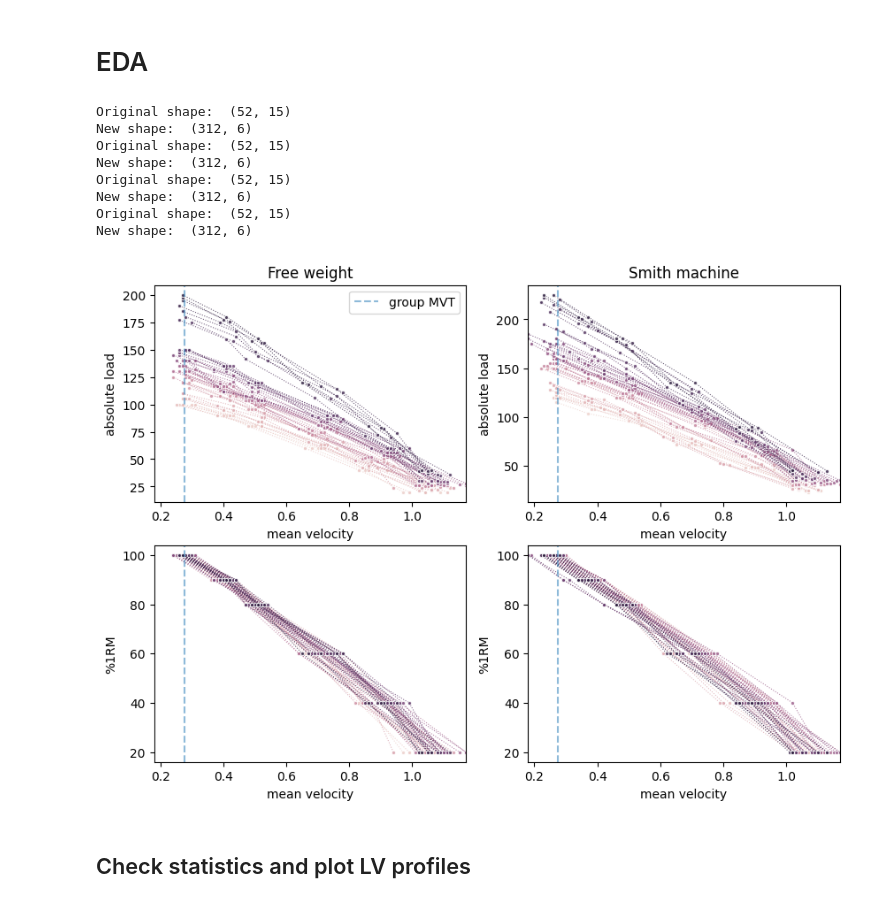
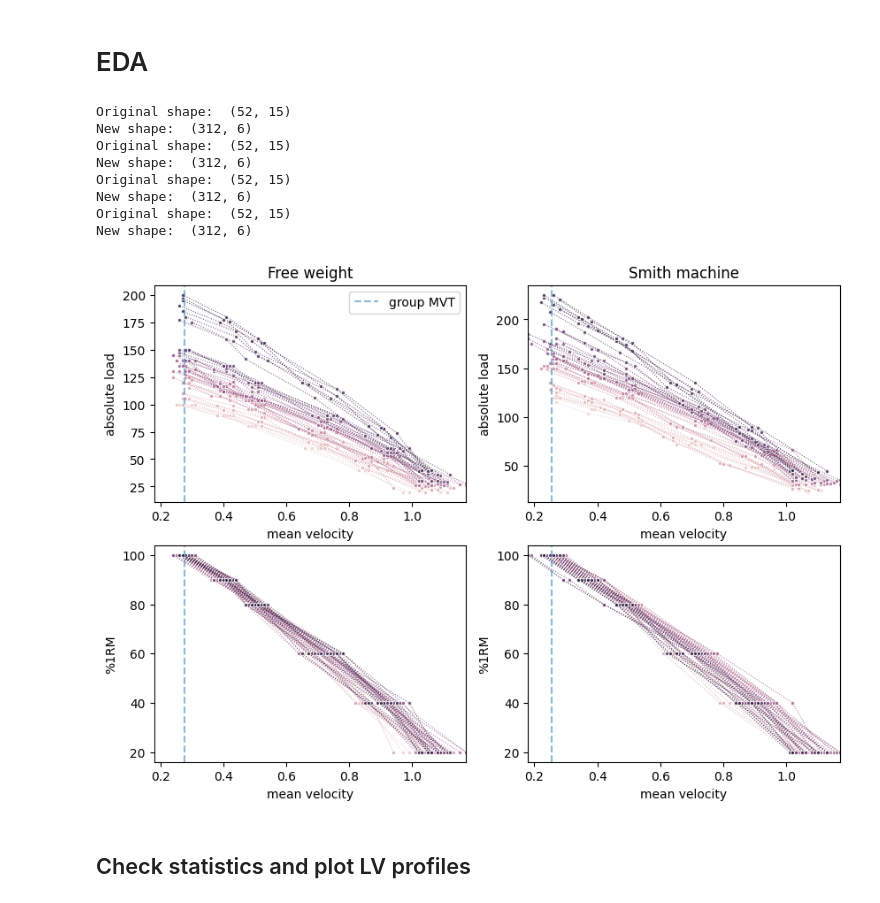
Before and after one commit to silvhua/lighthouse-capstone-project, a Jupyter notebook: notebooks/consolidated_scripts_exp1.ipynb, the cells around one changed output. Drawn from its saved outputs; the diff is of its cells as text; code cells hidden in the pictures.

```diff
--- a/notebooks/consolidated_scripts_exp1.ipynb
+++ b/notebooks/consolidated_scripts_exp1.ipynb
@@ -80,36 +79,36 @@ def data_viz(df_fw, df_sm):
         # absolute load # plot_functions.py
         sns.lineplot(data=reshape_group_df_lr(df), x='mean velocity', y='absolute load',
             hue='participant', alpha=.8,marker='.', size=1, ls=':',
             legend=False, ax=ax[0, index]
         ).set_title('Smith machine' if index==1 else 'Free weight')
-        ax[0, index].axvline(x=df_fw['100%MV'].mean(),
+        ax[0, index].axvline(x=df['100%MV'].mean(),
             label='group MVT',ls='--',alpha=.5)
         ax[0, index].set_xlim([xmin,xmax])
 
         # relative load
         sns.lineplot(data=reshape_group_df_lr(df), x='mean velocity', y='%1RM',
             hue='participant', alpha=.8, marker='.', size=1, ls=':',
             legend=False, ax=ax[1, index]
         )# plot_functions.py
-        ax[1, index].axvline(x=df_fw['100%MV'].mean(),
+        ax[1, index].axvline(x=df['100%MV'].mean(),
             label='group MVT',ls='--',alpha=.5)
         ax[1, index].set_xlim([xmin,xmax])
 
     ax[0,0].legend()
     return fig
 
 data_viz_fig = data_viz(df_fw, df_sm)
 data_viz_fig.savefig('../output/figures/data_viz.png')
 # %% [output]
 Original shape:  (52, 15)
 New shape:  (312, 6)
 Original shape:  (52, 15)
 New shape:  (312, 6)
 Original shape:  (52, 15)
 New shape:  (312, 6)
 Original shape:  (52, 15)
 New shape:  (312, 6)
-[figure, old version]
+[figure, new version]
 # %% [markdown]
 ## Check statistics and plot LV profiles
 # %%
```
Also changed, not shown: parts of 8 cells of this notebook.
